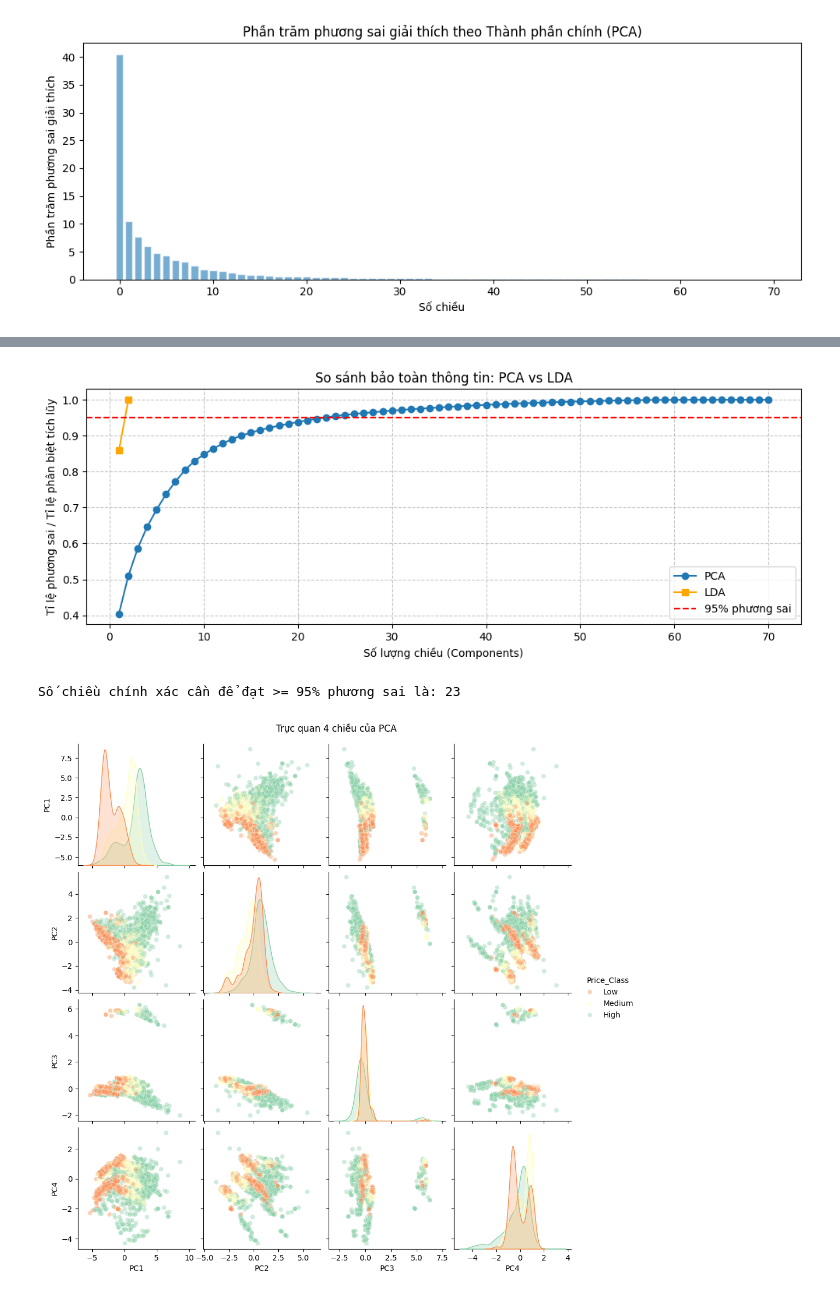
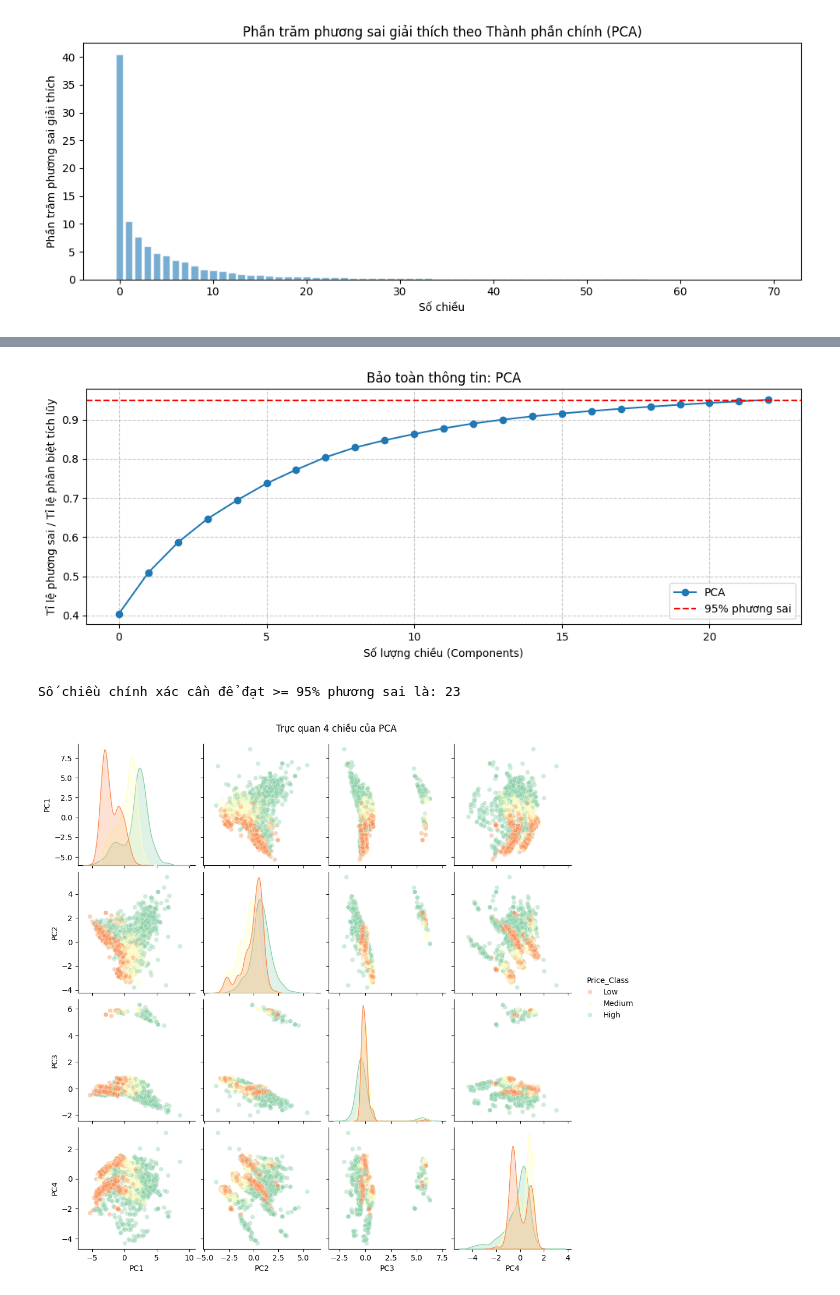
Before and after one commit to grst0610/Machine-learning, a Jupyter notebook: project.ipynb, the cells around one changed output, grey strips where cells are left out. Drawn from its saved outputs; the diff is of its cells as text; code cells hidden in the pictures.

```diff
--- a/project.ipynb
+++ b/project.ipynb
@@ -332,28 +391,26 @@ Kích thước dữ liệu gốc: (3259, 70)
 # %%
 plt.figure(figsize=(10, 4))
 
 # Tính toán mảng phương sai tích lũy
 pca_variance = np.cumsum(pca.explained_variance_ratio_)
-lda_variance = np.cumsum(lda.explained_variance_ratio_)
 
 # Vẽ đồ thị
-plt.plot(range(1, len(pca_variance) + 1), pca_variance, marker='o', label='PCA')
-plt.plot(range(1, len(lda_variance) + 1), lda_variance, marker='s', label='LDA', color='orange')
+plt.plot( pca_variance, marker='o', label='PCA')
 plt.axhline(y=0.95, color='red', linestyle='--', label='95% phương sai')
 plt.xlabel('Số lượng chiều (Components)')
 plt.ylabel('Tỉ lệ phương sai / Tỉ lệ phân biệt tích lũy')
-plt.title('So sánh bảo toàn thông tin: PCA vs LDA')
+plt.title('Bảo toàn thông tin: PCA')
 plt.legend()
 plt.grid(True, linestyle='--', alpha=0.7)
 plt.tight_layout()
 plt.show()
 
 cumulative_variance = np.cumsum(pca.explained_variance_ratio_)
 n_components_95 = np.argmax(cumulative_variance >= 0.95) + 1
 
 print(f"Số chiều chính xác cần để đạt >= 95% phương sai là: {n_components_95}")
 # %% [output]
-[figure, old version]
+[figure, new version]
 Số chiều chính xác cần để đạt >= 95% phương sai là: 23
 # %%
 # TRỰC QUAN HÓA THEO 2 CẶP THÀNH PHẦN CHÍNH
```
Also changed, not shown: parts of 3 cells of this notebook.
